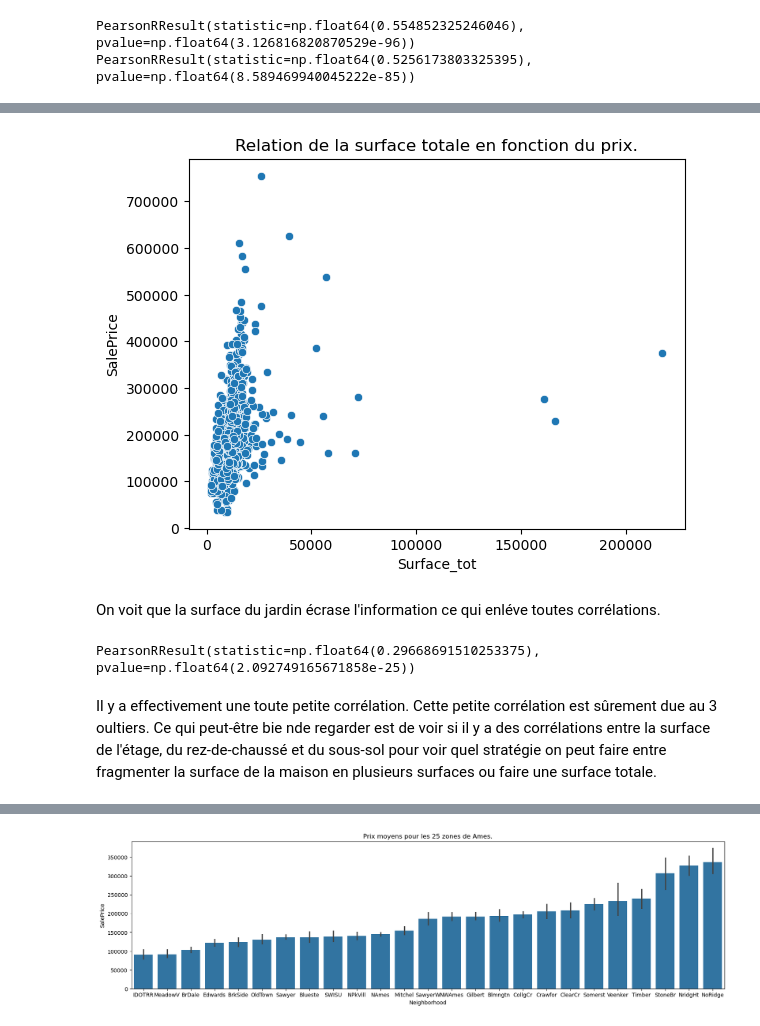
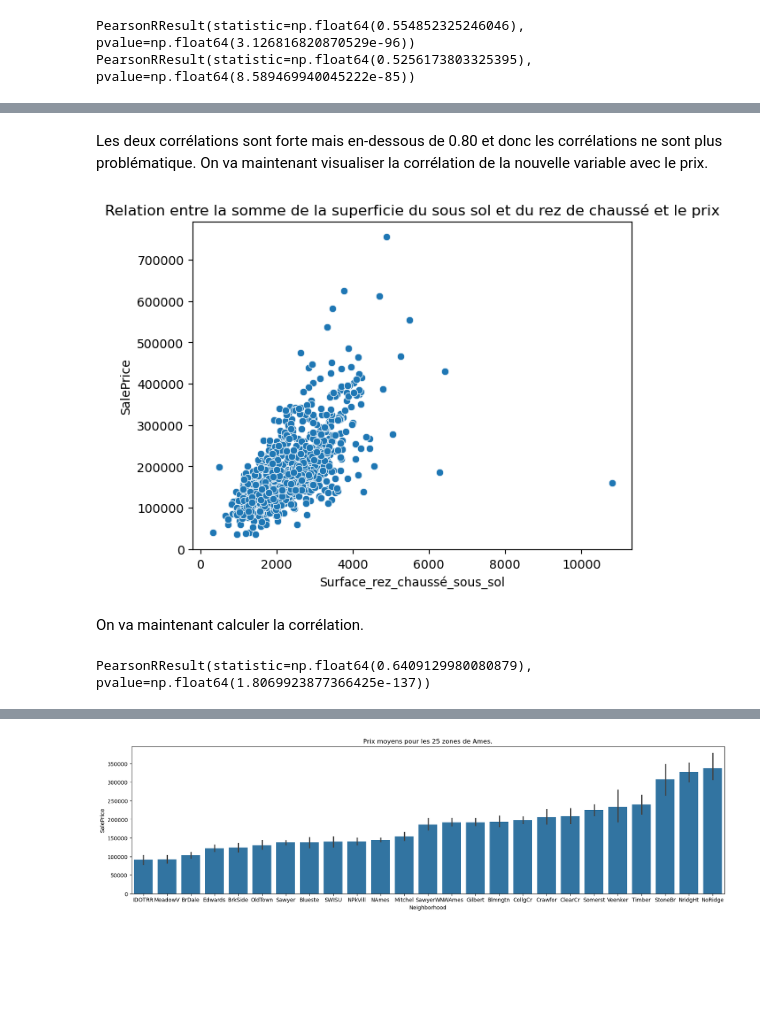
Before and after one commit to fmazur57u/Prediction_prix_immobilier, a Jupyter notebook: projet_prix_immobilier.ipynb, the cells around one changed output, grey strips where cells are left out. Saved outputs shown, nothing was run; the diff lists cells and outputs as text; code cells hidden in the pictures; blank space fills up the shorter version.

Commit message:
Amélioration partie analyse

```diff
--- a/projet_prix_immobilier.ipynb
+++ b/projet_prix_immobilier.ipynb
@@ -726,3 +722,0 @@ On voit que finalement les deux corrélations sont assez petites. On a quand mê
-# %%
-analyse_set["Surface_tot"] = analyse_set["LotArea"] + analyse_set["TotalBsmtSF"] + analyse_set["Surface_habitable_étages"]
-analyse_set
@@ -743,14 +723,14 @@ analyse_set
+# %% [markdown]
+Les deux corrélations sont forte mais en-dessous de 0.80 et donc les corrélations ne sont plus problématique. On va maintenant visualiser la corrélation de la nouvelle variable avec le prix.
 # %%
-sns.scatterplot(data=analyse_set, x="Surface_tot", y="SalePrice")
-plt.title("Relation de la surface totale en fonction du prix.")
+sns.scatterplot(data=analyse_set, x="Surface_rez_chaussé_sous_sol", y="SalePrice")
+plt.title("Relation entre la somme de la superficie du sous sol et du rez de chaussé et le prix")
 plt.show()
 # %% [output]
-[figure, old version]
+[figure, new version]
-# %% [markdown]
-On voit que la surface du jardin écrase l'information ce qui enléve toutes corrélations.
+# %% [markdown]
+On va maintenant calculer la corrélation.
 # %%
-print(pearsonr(analyse_set["Surface_tot"], analyse_set["SalePrice"]))
+pearsonr(analyse_set["Surface_rez_chaussé_sous_sol"], analyse_set["SalePrice"])
 # %% [output]
-PearsonRResult(statistic=np.float64(0.29668691510253375), pvalue=np.float64(2.092749165671858e-25))
+PearsonRResult(statistic=np.float64(0.6409129980080879), pvalue=np.float64(1.8069923877366425e-137))
-# %% [markdown]
-Il y a effectivement une toute petite corrélation. Cette petite corrélation est sûrement due au 3 oultiers. Ce qui peut-être bie nde regarder est de voir si il y a des corrélations entre la surface de l'étage, du rez-de-chaussé et du sous-sol pour voir quel stratégie on peut faire entre fragmenter la surface de la maison en plusieurs surfaces ou faire une surface totale.
```
Also changed, not shown: parts of 34 cells of this notebook.
